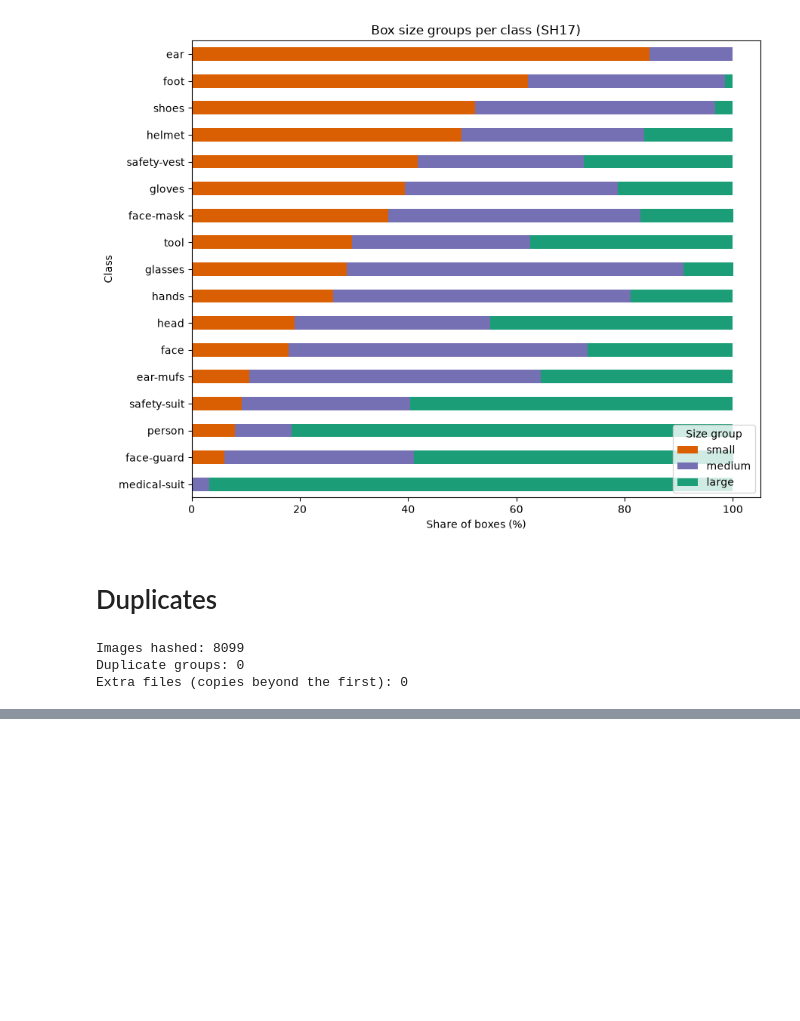
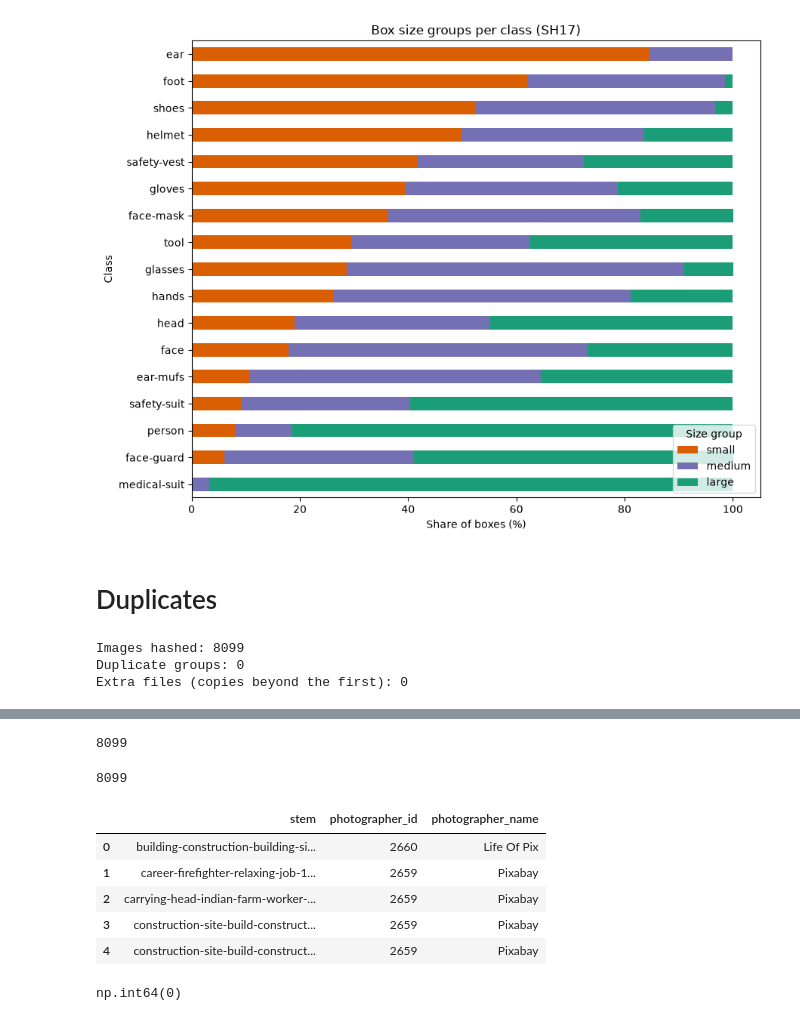
Before and after one commit to kunjagarwal-dev/object-detection, a Jupyter notebook: notebooks/02_eda_and_splits.ipynb, the cells around one changed output, grey strips where cells are left out. Drawn from its saved outputs; the diff is of its cells as text; code cells hidden in the pictures; blank space fills up the shorter version.

Commit message:
Add the csv file with photo name and its photographer

```diff
--- a/notebooks/02_eda_and_splits.ipynb
+++ b/notebooks/02_eda_and_splits.ipynb
@@ -275,3 +275,11 @@ print("Extra files (copies beyond the first):", extra_files)
 Images hashed: 8099
 Duplicate groups: 0
 Extra files (copies beyond the first): 0
+# %%
+from src.config import RAW_DIR
+import json
+
+meta_data_folder = RAW_DIR / "meta-data"
+
+data_file = [f for f in meta_data_folder.glob("*.json")]
+len(data_file)
@@ -277,0 +288,5 @@ Extra files (copies beyond the first): 0
+# %%
+with open(data_file[0], "r", encoding="utf-8") as f:
+    meta = json.load(f)
+
+meta
@@ -277,0 +312,38 @@ Extra files (copies beyond the first): 0
+# %%
+existing_file = []
+rows = []
+image_stem = {f.stem for f in IMAGES_DIR.iterdir() if f.suffix.lower() in IMAGE_EXTS}
+
+for data in data_file:
+    with open(data, "rb") as f:
+        meta_stem = data.stem
+        meta = json.load(f)
+        if meta_stem in image_stem:
+            existing_file.append(meta_stem)
+        rows.append({
+            "stem": meta_stem,
+            "photographer_id": meta["photographer_id"],
+            "photographer_name": meta["photographer"]
+        })
+
+print(len(existing_file))
+# %% [output]
+8099
+# %%
+len(rows)
+# %% [output]
+8099
+# %%
+photo_df = pd.DataFrame(rows)
+photo_df.head()
+# %% [output]
+|  | stem | photographer_id | photographer_name |
+| 0 | building-construction-building-si... | 2660 | Life Of Pix |
+| 1 | career-firefighter-relaxing-job-1... | 2659 | Pixabay |
+| 2 | carrying-head-indian-farm-worker-... | 2659 | Pixabay |
+| 3 | construction-site-build-construct... | 2659 | Pixabay |
+| 4 | construction-site-build-construct... | 2659 | Pixabay |
+# %%
+photo_df["stem"].duplicated().sum()
+# %% [output]
+np.int64(0)
```
Also changed, not shown: parts of 4 cells of this notebook, 1 other file.
